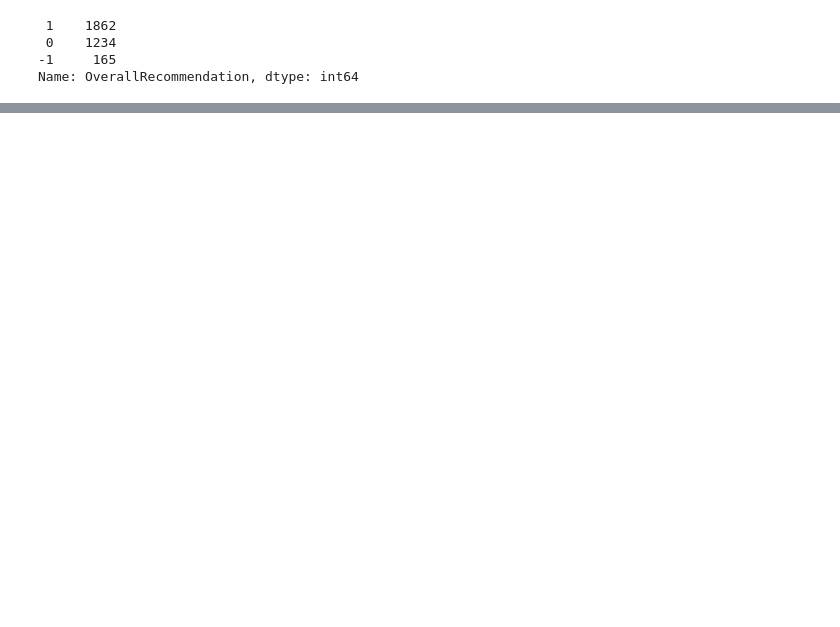
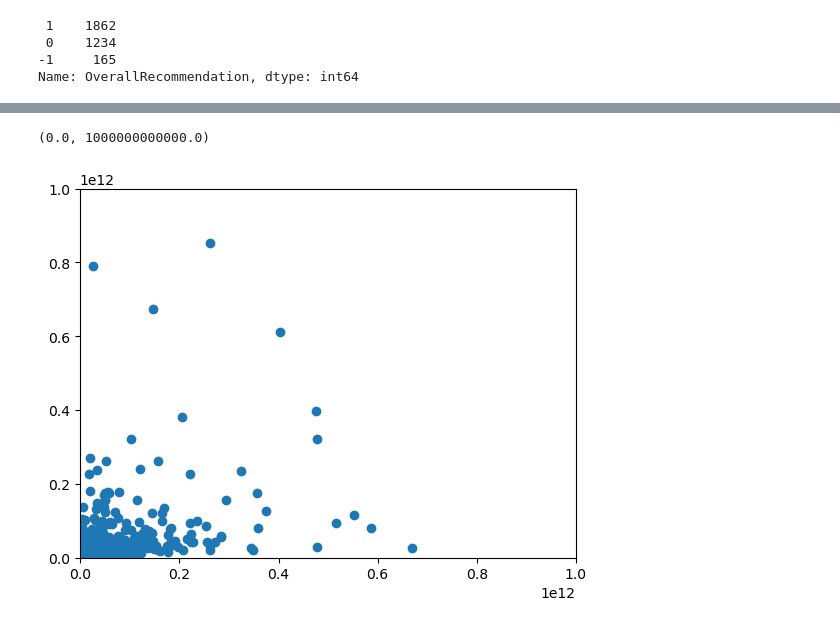
Before and after one commit to ChuckNadel/PredictingAnalystConsensus, a Jupyter notebook: EDA_Notebook.ipynb, the cells around one changed output, grey strips where cells are left out. Cells and saved outputs as stored; diff of their text form; code cells hidden in the pictures; blank space fills up the shorter version.

```diff
--- a/EDA_Notebook.ipynb
+++ b/EDA_Notebook.ipynb
@@ -120,0 +98,2 @@ list(analyst_data.index)
+# %%
+data_with_revenue = pd.read_csv('data/RevandEbitda.csv')
@@ -120,0 +121,2 @@ list(analyst_data.index)
+# %%
+data_with_revenue.drop([970, 2861], inplace=True)
@@ -120,0 +135,7 @@ list(analyst_data.index)
+# %%
+plt.scatter(data_with_revenue['MarketCap'], data_with_revenue['TotalRevenue'])
+plt.xlim([-1e9,1e12])
+plt.ylim([0,1e12])
+# %% [output]
+(0.0, 1000000000000.0)
+[figure, added]
```
Also changed, not shown: parts of 18 cells of this notebook, 2 other files.
